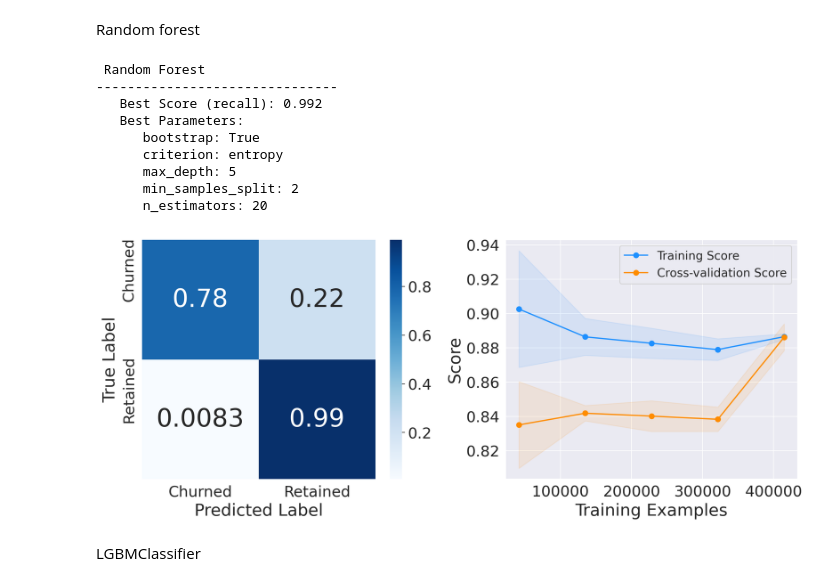
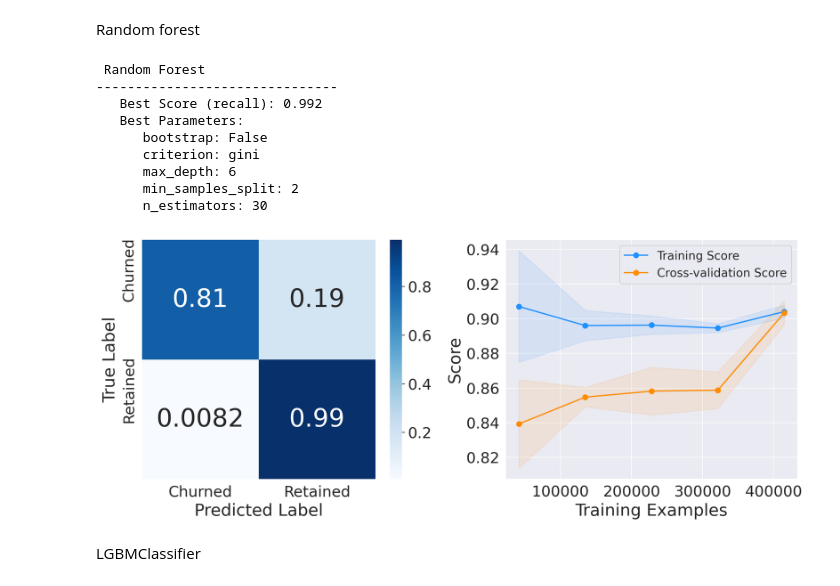
Before and after one commit to mdarm/insurance-churn-prediction, a Jupyter notebook: churn-prediction.ipynb, the cells around one changed output. Saved outputs shown, nothing was run; the diff lists cells and outputs as text; code cells hidden in the pictures.

```diff
--- a/churn-prediction.ipynb
+++ b/churn-prediction.ipynb
@@ -446,34 +446,34 @@ Random forest
 # %%
 rf = RandomForestClassifier(random_state=random_state)
 param_grid = {
-    'n_estimators': [20],
+    'n_estimators': [30],
     'criterion': ['entropy', 'gini'],
-    'max_depth': [5],
+    'max_depth': [6],
     'bootstrap': [True, False],
     'min_samples_split': [2, 5],
     'min_samples_split': [2, 3, 5]
 }
 
 rf_clf = GridSearchCV(estimator=rf,
                       param_grid=param_grid,
                       scoring=scoring_metric,
                       cv=5,
                       verbose=False,
                       n_jobs=-1)
 
 best_rf_clf = rf_clf.fit(X_train, y_train)
 clf_performance(best_rf_clf, 'Random Forest', 'RF')
 # %% [output]
  Random Forest
 -------------------------------
    Best Score (recall): 0.992
    Best Parameters:
-      bootstrap: True
-      criterion: entropy
-      max_depth: 5
+      bootstrap: False
+      criterion: gini
+      max_depth: 6
       min_samples_split: 2
-      n_estimators: 20
+      n_estimators: 30
-[figure, old version]
+[figure, new version]
 # %% [markdown]
 LGBMClassifier
 # %%
```
Also changed, not shown: parts of 4 cells of this notebook.
